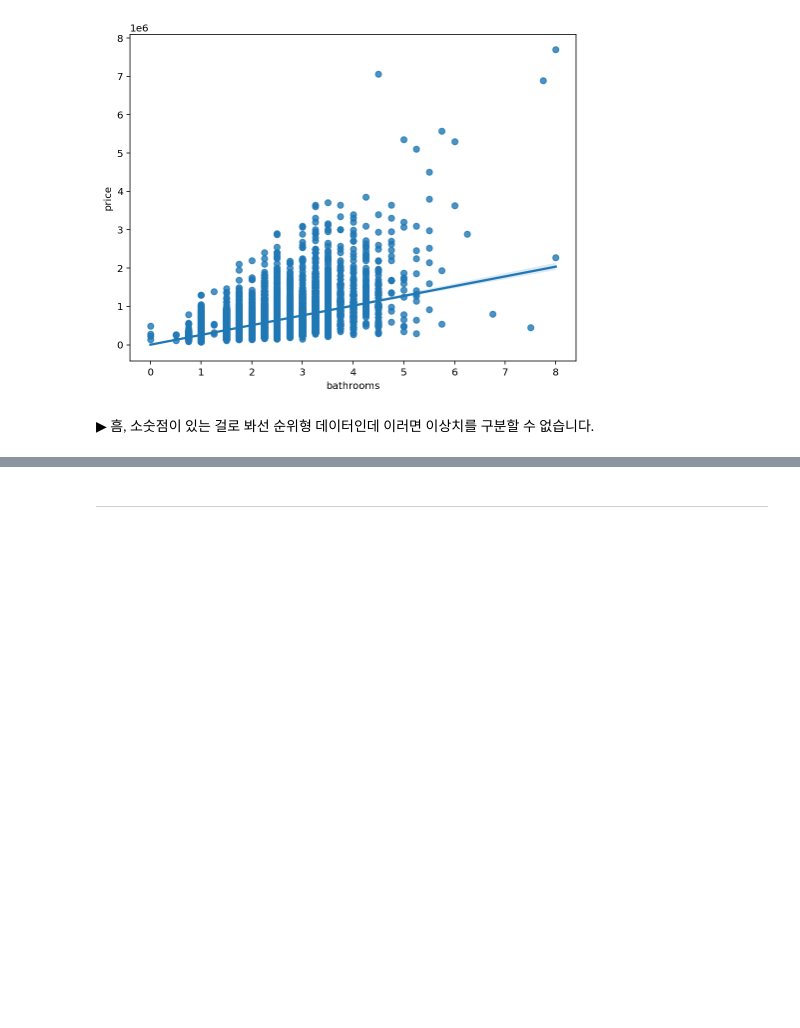
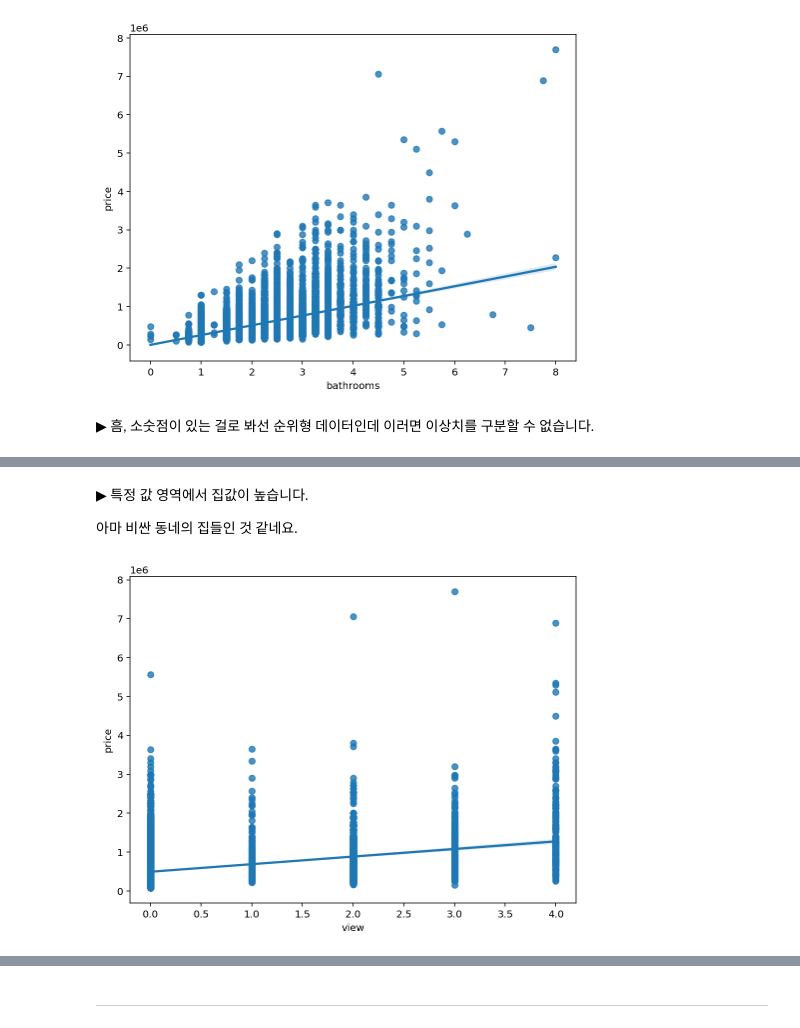
Before and after one commit to ethan-yoo/2022_AIFFEL_Exploration, a Jupyter notebook: E04_kaggle_housing.ipynb, the cells around one changed output, grey strips where cells are left out. Cells and saved outputs as stored; diff of their text form; code cells hidden in the pictures; blank space fills up the shorter version.

```diff
--- a/E04_kaggle_housing.ipynb
+++ b/E04_kaggle_housing.ipynb
@@ -1222,0 +1242,11 @@ fig = sns.regplot(x='bathrooms', y='price', data=data)
+# %% [markdown]
+▶︎ 특정 값 영역에서 집값이 높습니다.
+
+아마 비싼 동네의 집들인 것 같네요.
+# %%
+# view
+data = pd.concat([train4['price'], train4['view']], axis=1)
+f, ax = plt.subplots(figsize=(8,6))
+fig = sns.regplot(x='view', y='price', data=data)
+# %% [output]
+[figure, added]
```
Also changed, not shown: parts of 17 cells of this notebook.
